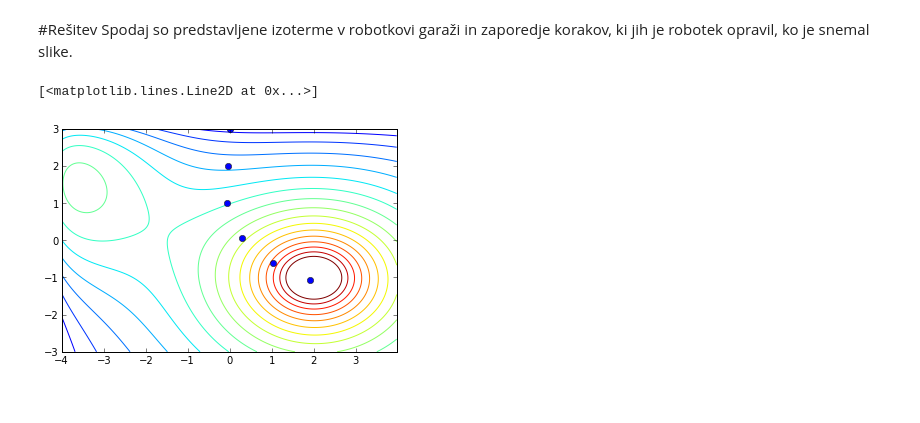
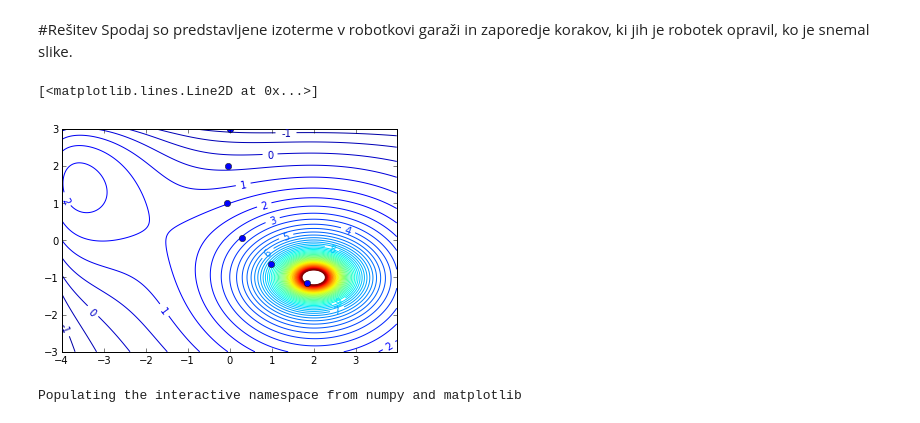
Before and after one commit to mrcinv/info_plakati, a Jupyter notebook: Gradienti.ipynb, the cells around one changed output. Saved outputs shown, nothing was run; the diff lists cells and outputs as text; code cells hidden in the pictures.

```diff
--- a/Gradienti.ipynb
+++ b/Gradienti.ipynb
@@ -3,5 +3,6 @@
 Robotkove baterije v mrazu delujejo slabše, zato išče vir toplote, da bi se ogrel. Na srečo ima infrardečo kamero, ki pa se je zataknila in jo lahko usmeri le v tla. Poleg tega deluje potrebuje veliko časa, da posname sliko. Pomagaj mu poiskati peč v garaži.
 # %%
 # temperaturna funkcija, verjetno bi lahko bila bolj enostavna
-temp = lambda X,Y: 5*exp(-((X+5)**2/10+(Y-2)**2/10))+10*exp(-sqrt((X-2)**2/4+(Y+1)**2/3))-2/(X+5)+2/(Y-4)
+temp = lambda X,Y: 5*exp(-((X+5)**2/10+(Y-2)**2/10))+10*exp(-sqrt((X-2)**2/4+(Y+1)**2/3))-2/(X+5)+2/(Y-4) +\
+    40*exp(-sqrt(5*(X-2)**2+10*(Y+1)**2))
 # %%
@@ -31,8 +33,8 @@ def plot_temp(x0,y0):
     X,Y = meshgrid(x,y)
     Z = temp(X,Y)
     extent = (x0-delta,x0+delta,y0-delta,y0+delta)
-    cp = contour(Z,levels=arange(-2,7,0.5),extent=extent)
-    cp.clabel(arange(-2,7),fmt='%1.0f',inline=1,fontsize=10)
+    #cp = contour(Z,levels=arange(-2,7,0.5),extent=extent)
+    #cp.clabel(arange(-2,7),fmt='%1.0f',inline=1,fontsize=10)
     im = imshow(Z, interpolation='bicubic',origin='lower',extent=extent)
     axis('off')
     colorbar(orientation='horizontal', shrink=0.8)
@@ -98,8 +100,19 @@ for i in range(5):
 Spodaj so predstavljene izoterme v robotkovi garaži in zaporedje korakov, ki jih je robotek opravil, ko je snemal slike.
 # %%
 figure()
-cp = contour(X,Y,Z,levels=arange(-2,7,0.5))
+cp = contour(X,Y,Z,levels=arange(-2,30,0.5))
+cp.clabel(arange(-2,10),fmt='%1.0f',inline=1,fontsize=10)
 plot(x,y,'o')
 # %% [output]
 [<matplotlib.lines.Line2D at 0x...>]
-[figure, old version]
+[figure, new version]
+# %%
+%pylab qt
+fig,ax = subplots()
+plot(0,3,'o')
+X,Y = meshgrid(arange(-4,4,0.5),arange(-3,3,0.5))
+plot(X,Y,'.g')
+ax.annotate("(0,3)", xy=(0, 3), xytext=(15,-15), textcoords='offset points', ha='center', va='bottom')
+grid("on")
+# %% [output]
+Populating the interactive namespace from numpy and matplotlib
```
Also changed, not shown: parts of 4 cells of this notebook, 2 other files.
